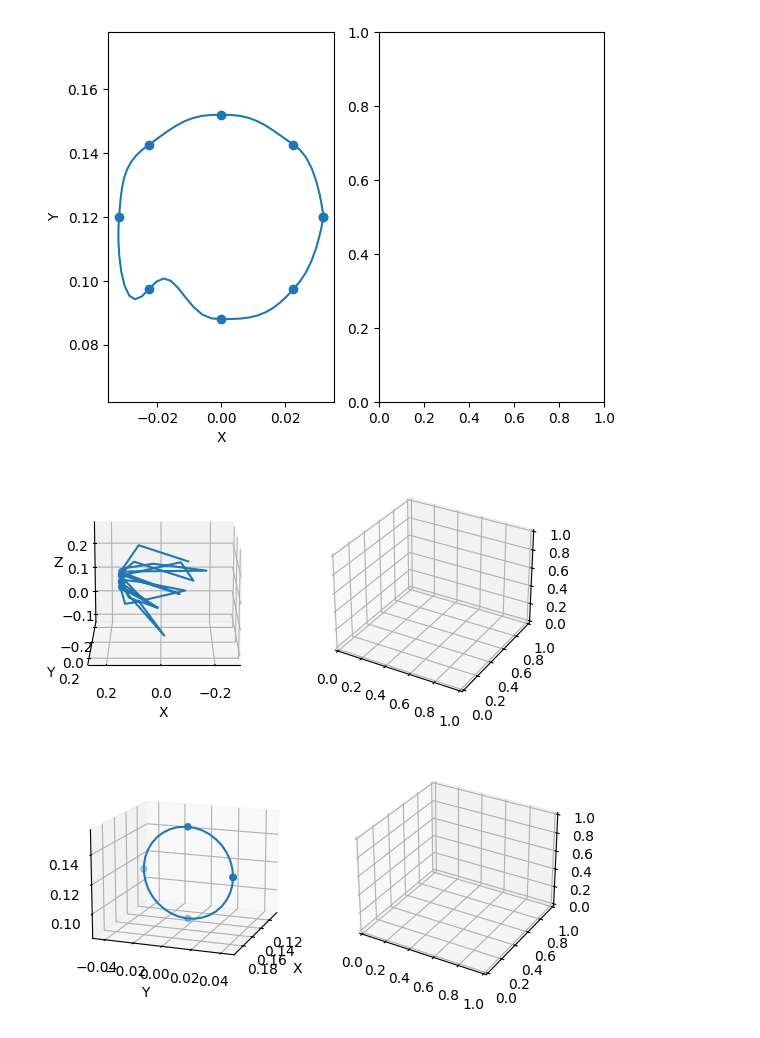
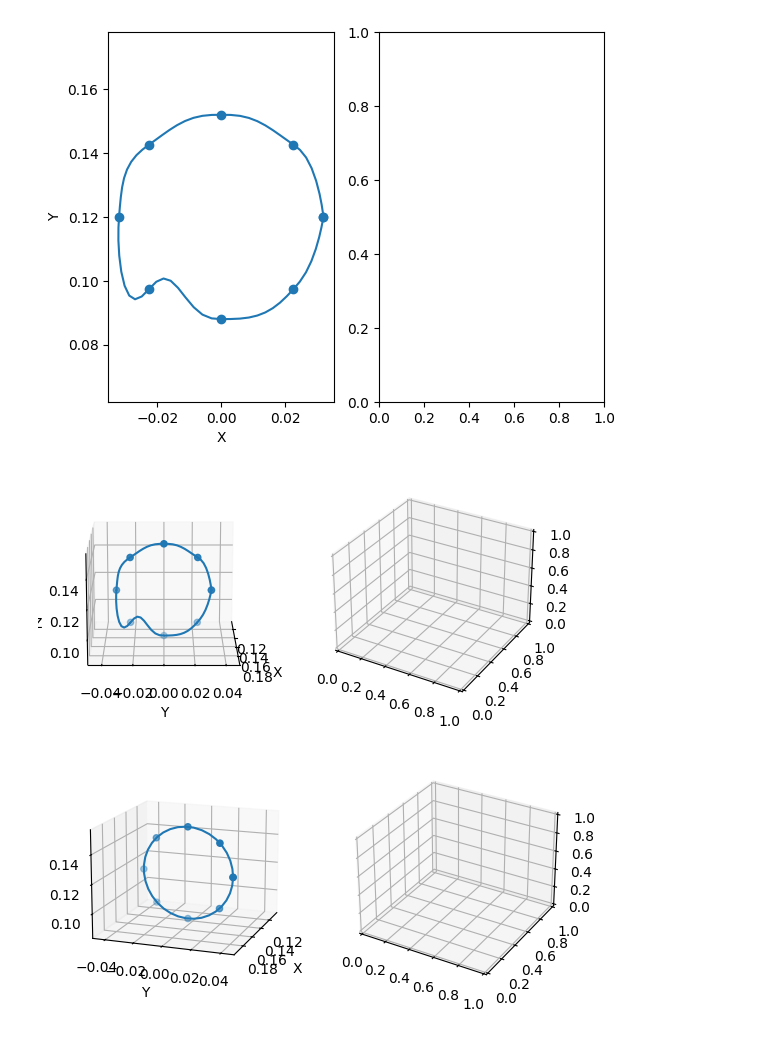
Before and after one commit to RaixSplitter/34753-Robotics-Project, a Jupyter notebook: notebooks/calculations.ipynb, the cells around one changed output. Saved outputs shown, nothing was run; the diff lists cells and outputs as text; code cells hidden in the pictures.

```diff
--- a/notebooks/calculations.ipynb
+++ b/notebooks/calculations.ipynb
@@ -338,6 +338,7 @@ def calc_segments(dh_conv, J_end, n_points, velocities, total_time = 8):
     """Computes the joint angles for a given number of points"""
 
     segments = []
+    times = []
 
 
     angles = np.linspace(0, 2*np.pi, n_points)
@@ -351,6 +352,8 @@ def calc_segments(dh_conv, J_end, n_points, velocities, total_time = 8):
 
     for i in range(len(angles) - 1):
 
+
+
         start_angle = angles[i]
         end_angle = angles[i + 1]
 
@@ -360,19 +363,16 @@ def calc_segments(dh_conv, J_end, n_points, velocities, total_time = 8):
         t_start = 0
         t_end = total_time / (n_points-1)
 
-        # print(start_angle, end_angle, t_start, t_end, _start_vel, _end_vel)
-
-        print(start_angle, end_angle, t_start, t_end, _start_vel, _end_vel)
-
         seq, seq_points = interpolation_polynomial(dh_conv, start_angle, end_angle, t_start, t_end, _start_vel, _end_vel)
         segments.append(seq)
 
         points.extend(seq_points)
+        times.append(t_end)
 
-    return segments, np.array(points)
+    return segments, np.array(points), times
 # %%
 def angular_velocity(phi, velocity):
     ang_vel = Matrix([0, cos(phi+pi/2) * velocity, sin(phi+pi/2) * velocity])
-
-    assert ang_vel[0]**2 + ang_vel[1]**2 + ang_vel[2]**2 == velocity**2
+    ang_vel_size = ang_vel[0]**2 + ang_vel[1]**2 + ang_vel[2]**2
+    assert float(ang_vel_size) == velocity**2
     return ang_vel
@@ -381,4 +401,4 @@ N_POINTS = 9
 
 
 velocities = [Matrix([0,0,0])] + [angular_velocity(phi, 27/1000) for phi in np.linspace(0, 2*pi, N_POINTS)][1:-1] + [Matrix([0,0,0])]
-_segments, _points = calc_segments(dh_conv, J_end, N_POINTS, velocities)
+_segments, _points, times = calc_segments(dh_conv, J_end, N_POINTS, velocities)
@@ -402,11 +405,11 @@ _segments, _points = calc_segments(dh_conv, J_end, N_POINTS, velocities)
 # %%
 points = []
-for seqment_i in _segments:
-    times = np.linspace(0, 1, 10)
-    for t_a in times:
-        T_a = Matrix([1, t_a, t_a**2, t_a**3, t_a**4, t_a**5]).T
+for index, segment_i in enumerate(_segments):
+    times_i = np.linspace(0, times[index], 10)
+    for t_i in times_i:
+        T_i = Matrix([1, t_i, t_i**2, t_i**3, t_i**4, t_i**5]).T
 
-        Q_a = Matrix([ T_a @ seq_i for seq_i in seqment_i])
+        Q_a = Matrix([ T_i @ seq_i for seq_i in segment_i])
         Q_a
 
         _theta_1, _theta_2, _theta_3, _theta_4 = Q_a
@@ -441,17 +444,17 @@ plt.show()
 # %%
 fig, axs = plt.subplots(1, 2, subplot_kw={'projection': '3d'})
 # cols = ['red'] + ['green'] * (len(points)-2) + ['blue']
 axs[0].scatter(xp, yp, zp)
 # axs[0].scatter(y, z, c = cols)
 axs[0].plot(x, y,z)
 axs[0].set_xlabel('X')
 axs[0].set_ylabel('Y')
 axs[0].set_zlabel('Z')
 axs[0].axis('equal')
-axs[0].view_init(elev=15, azim=90, roll=0)
+axs[0].view_init(elev=15, azim=0, roll=0)
 plt.show()
 # %% [output]
-[figure, old version]
+[figure, new version]
 # %%
 points = []
 
```
Also changed, not shown: parts of 4 cells of this notebook.
